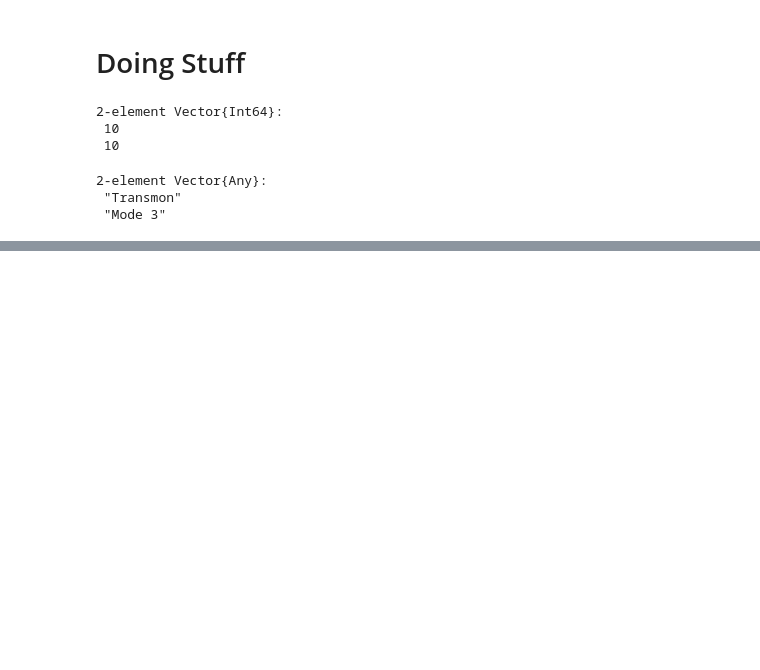
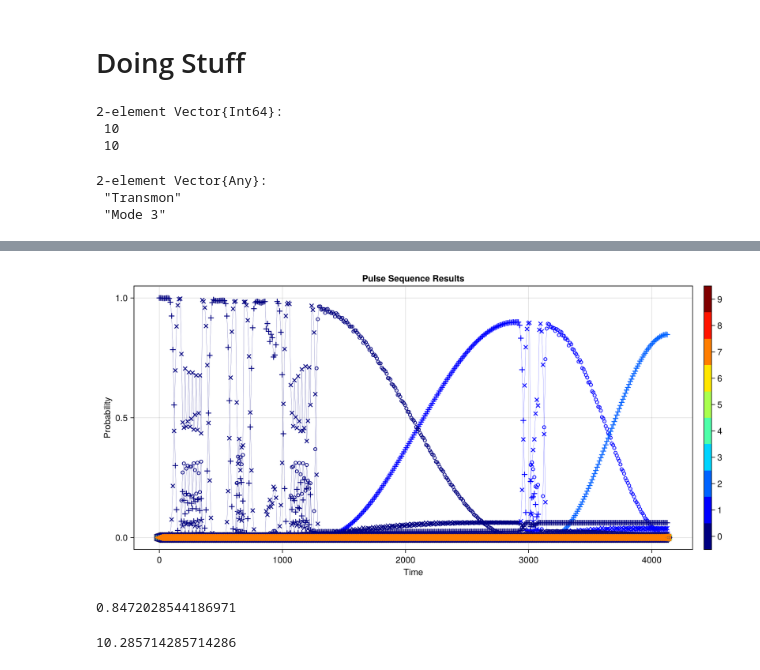
Before and after one commit to Gavin-Rockwood/SuperconductingCavities, a Jupyter notebook: Demo/DevTesting.ipynb, the cells around one changed output, grey strips where cells are left out. Drawn from its saved outputs; the diff is of its cells as text; code cells hidden in the pictures; blank space fills up the shorter version.

Commit message:
added some run automation plotting prep. Getting ready to add that functionality to the main code :D

```diff
--- a/Demo/DevTesting.ipynb
+++ b/Demo/DevTesting.ipynb
@@ -62,7 +65,7 @@ Mode3.order
  "Transmon"
  "Mode 3"
 # %%
-dat = open_dataset("Data/Operator_Sequence_2024-09-01T23:11:30.654.nc")
+dat = open_dataset("Data/Run_Loss_true_2024-09-03T14:34:45.280.nc")
 # %% [output]
 YAXArray Dataset
 Shared Axes:
@@ -83,0 +104,12 @@ OrderedCollections.OrderedDict{Symbol, YAXArray} with 2 entries:
+# %%
+t0 = 0
+times = []
+ys = []
+for i in 1:length(dat.cubes)
+    @info "On Step $i"
+    step_sym = Symbol("Step_$i")
+    times = [times; t0 .+ dat.cubes[step_sym].properties["Times"]]
+    t0 = times[end]
+    push!(ys, collect(dat.cubes[step_sym].data))
+end
+ys = cat(ys...; dims = 2);
@@ -83,0 +135,2 @@ OrderedCollections.OrderedDict{Symbol, YAXArray} with 2 entries:
+# %%
+markers = ['+', '×', '∘', '⋆', '▿', '▵', '⊲', '⊳', '⏣', '⭔']
@@ -83,0 +149,34 @@ OrderedCollections.OrderedDict{Symbol, YAXArray} with 2 entries:
+# %%
+f = cm.Figure(size = (1000, 500), figure_padding = 10, px_per_unit = 4)
+
+plot_every = 50
+
+ax = cm.Axis(f[1,1], title = "Pulse Sequence Results", xlabel = "Time", ylabel = "Probability")
+
+tlevels = qo.basis(Mode3.Ĥ).shape[1]
+cmap=(cm.cgrad(:jet1, tlevels, categorical = true))
+
+states = dat.cubes[:Step_1].axes[1]
+for i in 1:length(states)
+    t = eval(Meta.parse(states[i]))[1]
+    c = eval(Meta.parse(states[i]))[2]
+    x = times[1:plot_every:end]
+    y = ys[i, :][1:plot_every:end]
+    cm.scatterlines!(ax, x, y, marker = markers[t+1], label = states[i], color = cmap[c+1], markersize = 20, linewidth = 0.2)
+end
+
+tick_loc = collect(0:tlevels-1).+0.5
+tick_name = string.(collect(0:tlevels-1))
+cm.Colorbar(f[1,2], colormap = cmap, limits = (0,10), ticks = (tick_loc, tick_name))
+
+f
+# %% [output]
+[figure, added]
+# %%
+dat.Step_18[State = At(string((0,2)))].data.v[end]
+# %% [output]
+0.8472028544186971
+# %%
+3*24/7.
+# %% [output]
+10.285714285714286
```
Also changed, not shown: parts of 11 cells of this notebook, 11 other files.
